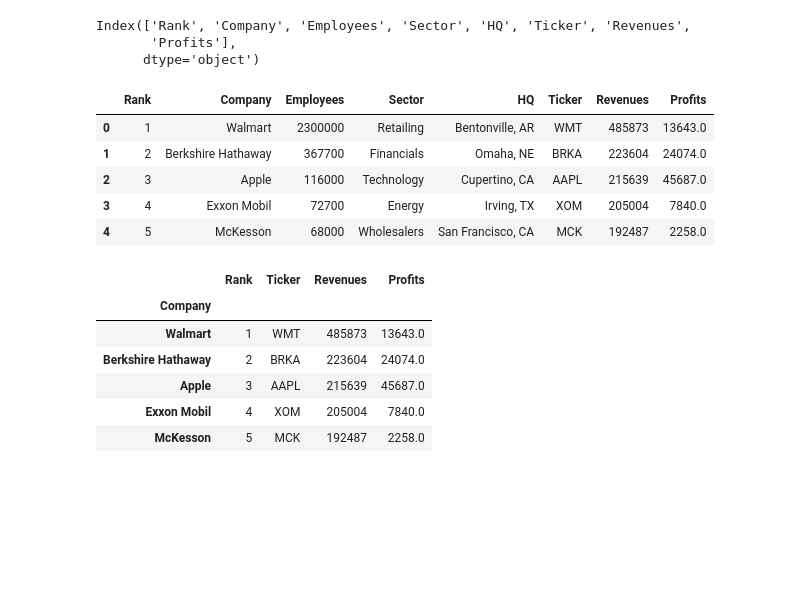
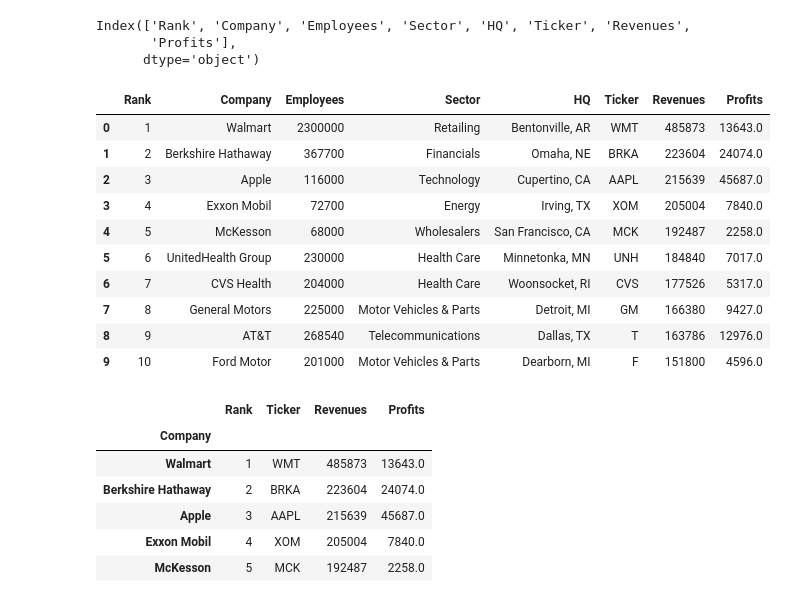
Before and after one commit to chinosamg/ETL-Project, a Jupyter notebook: ETL_Code-Fortune500.ipynb, the cells around one changed output. Saved outputs shown, nothing was run; the diff lists cells and outputs as text; code cells hidden in the pictures; blank space fills up the shorter version.

```diff
--- a/ETL_Code-Fortune500.ipynb
+++ b/ETL_Code-Fortune500.ipynb
@@ -36,14 +36,19 @@ Index(['Rank', 'Company', 'Employees', 'Sector', 'HQ', 'Ticker', 'Revenues',
        'Profits'],
       dtype='object')
 # %%
-Fortune500.head()
+Fortune500.head(10)
 # %% [output]
 |  | Rank | Company | Employees | Sector | HQ | Ticker | Revenues | Profits |
 | 0 | 1 | Walmart | 2300000 | Retailing | Bentonville, AR | WMT | 485873 | 13643.0 |
 | 1 | 2 | Berkshire Hathaway | 367700 | Financials | Omaha, NE | BRKA | 223604 | 24074.0 |
 | 2 | 3 | Apple | 116000 | Technology | Cupertino, CA | AAPL | 215639 | 45687.0 |
 | 3 | 4 | Exxon Mobil | 72700 | Energy | Irving, TX | XOM | 205004 | 7840.0 |
 | 4 | 5 | McKesson | 68000 | Wholesalers | San Francisco, CA | MCK | 192487 | 2258.0 |
+| 5 | 6 | UnitedHealth Group | 230000 | Health Care | Minnetonka, MN | UNH | 184840 | 7017.0 |
+| 6 | 7 | CVS Health | 204000 | Health Care | Woonsocket, RI | CVS | 177526 | 5317.0 |
+| 7 | 8 | General Motors | 225000 | Motor Vehicles & Parts | Detroit, MI | GM | 166380 | 9427.0 |
+| 8 | 9 | AT&T | 268540 | Telecommunications | Dallas, TX | T | 163786 | 12976.0 |
+| 9 | 10 | Ford Motor | 201000 | Motor Vehicles & Parts | Dearborn, MI | F | 151800 | 4596.0 |
 # %%
 Fortune500_cols = ["Rank", "Company", "Ticker", "Revenues", "Profits"]
 Fortune500_transformed= Fortune500[Fortune500_cols].copy()
```
Also changed, not shown: 1 other file.
